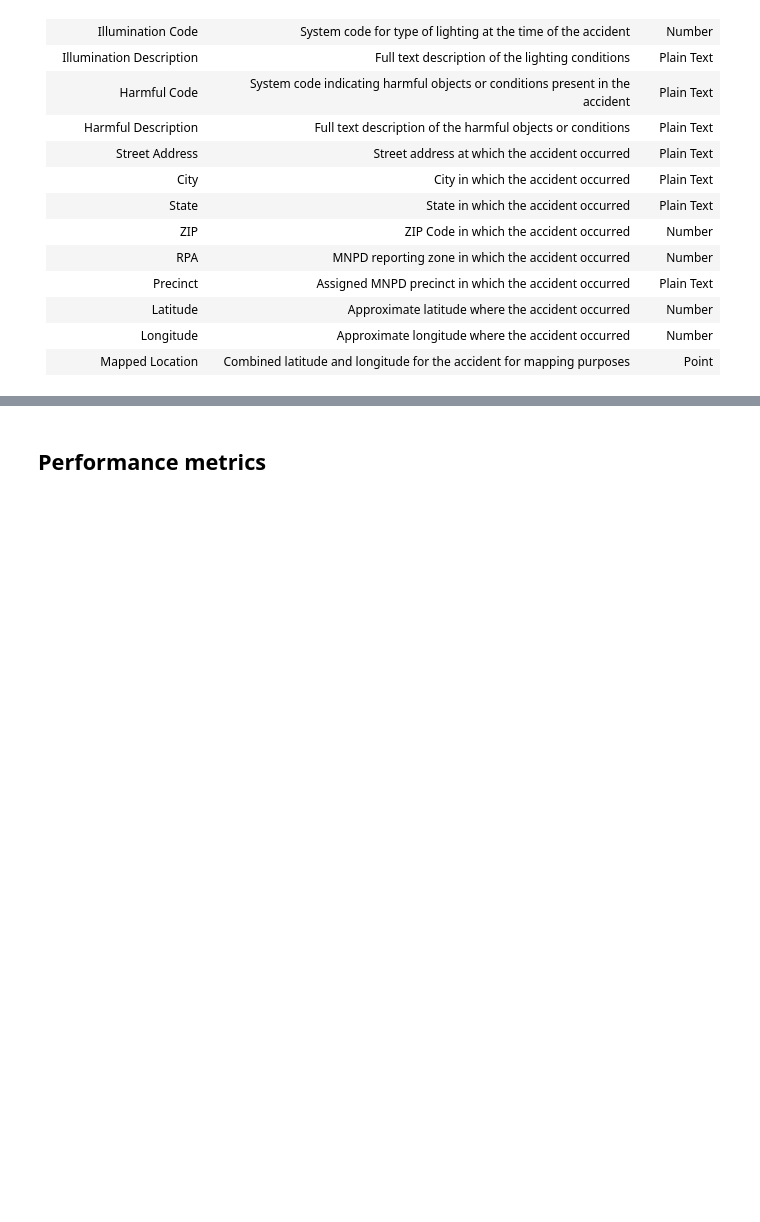
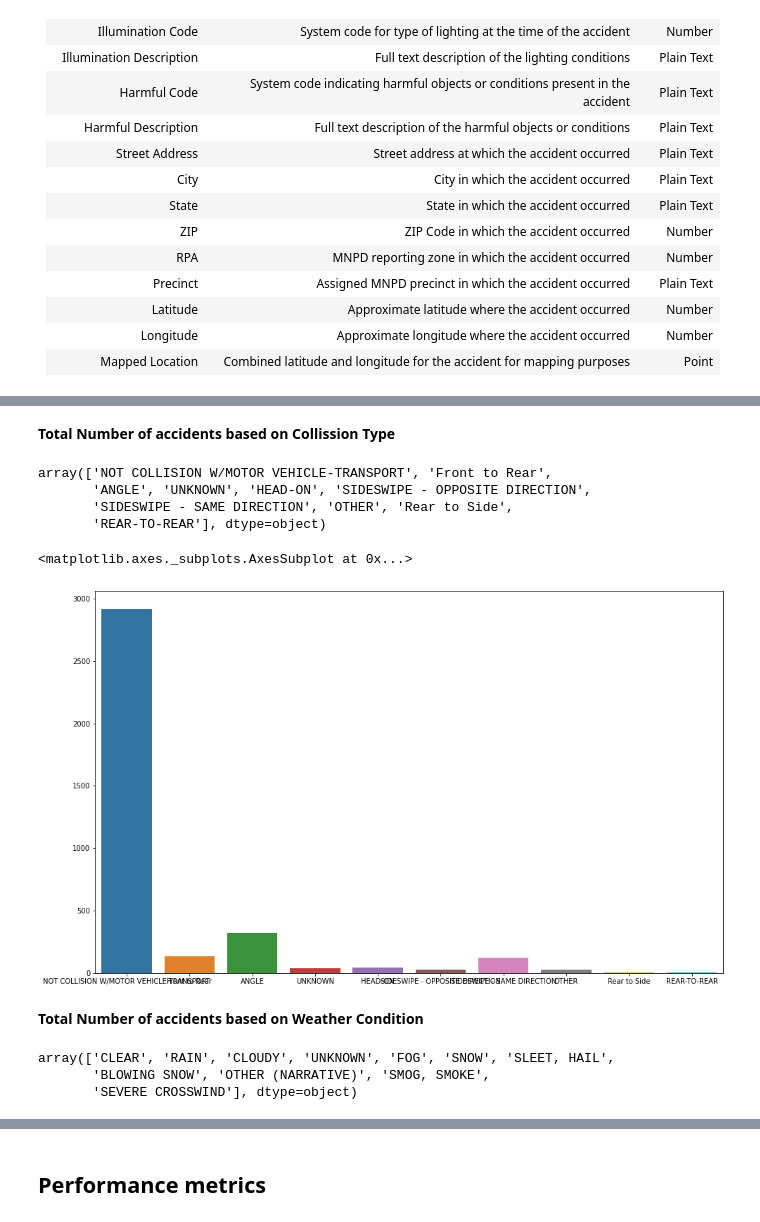
Before and after one commit to vanderbilt-ml/50-shah-mlproj-traffic-accidents, a Jupyter notebook: TrafficAccidents.ipynb, the cells around one changed output, grey strips where cells are left out. Cells and saved outputs as stored; diff of their text form; code cells hidden in the pictures; blank space fills up the shorter version.

```diff
--- a/TrafficAccidents.ipynb
+++ b/TrafficAccidents.ipynb
@@ -48,0 +70,4 @@ Mapped Location	|	Combined latitude and longitude for the accident for mapping p
+# %%
+penguins = pd.read_csv('https://raw.githubusercontent.com/vanderbilt-ml/50-shah-mlproj-traffic-accidents/main/Traffic_Accidents.csv?token=GHSAT0AAAAAABVNR4SXPOVZWRLJCGWC3BHGYVFM7DA')
+display(penguins.head())
+penguins.info()
@@ -48,0 +108,3 @@ Mapped Location	|	Combined latitude and longitude for the accident for mapping p
+# %%
+penguins = penguins.drop(columns=['Reporting Officer', 'Collision Type Code', 'Weather Code', 'Illumination Code', 'Harmful Code', 'RPA'])
+print(penguins.columns)
@@ -48,0 +142,2 @@ Mapped Location	|	Combined latitude and longitude for the accident for mapping p
+# %%
+penguins = penguins.dropna()
@@ -48,0 +176,28 @@ Mapped Location	|	Combined latitude and longitude for the accident for mapping p
+# %% [markdown]
+**Total Number of accidents based on Collission Type**
+# %%
+penguins["Collision Type Description"].unique()
+# %% [output]
+array(['NOT COLLISION W/MOTOR VEHICLE-TRANSPORT', 'Front to Rear',
+       'ANGLE', 'UNKNOWN', 'HEAD-ON', 'SIDESWIPE - OPPOSITE DIRECTION',
+       'SIDESWIPE - SAME DIRECTION', 'OTHER', 'Rear to Side',
+       'REAR-TO-REAR'], dtype=object)
+# %%
+collision_types = penguins["Collision Type Description"].unique()
+# %%
+counts_by_collision_type=[]
+for i in penguins["Collision Type Description"].unique(): counts_by_collision_type.append(penguins[penguins['Collision Type Description']==i].count()['Accident Number'])
+
+fig,ax = plt.subplots(figsize=(16,10))
+sns.barplot(collision_types, counts_by_collision_type)
+# %% [output]
+<matplotlib.axes._subplots.AxesSubplot at 0x...>
+[figure, added]
+# %% [markdown]
+**Total Number of accidents based on Weather Condition**
+# %%
+penguins["Weather Description"].unique()
+# %% [output]
+array(['CLEAR', 'RAIN', 'CLOUDY', 'UNKNOWN', 'FOG', 'SNOW', 'SLEET, HAIL',
+       'BLOWING SNOW', 'OTHER (NARRATIVE)', 'SMOG, SMOKE',
+       'SEVERE CROSSWIND'], dtype=object)
```
Also changed, not shown: parts of 31 cells of this notebook.
